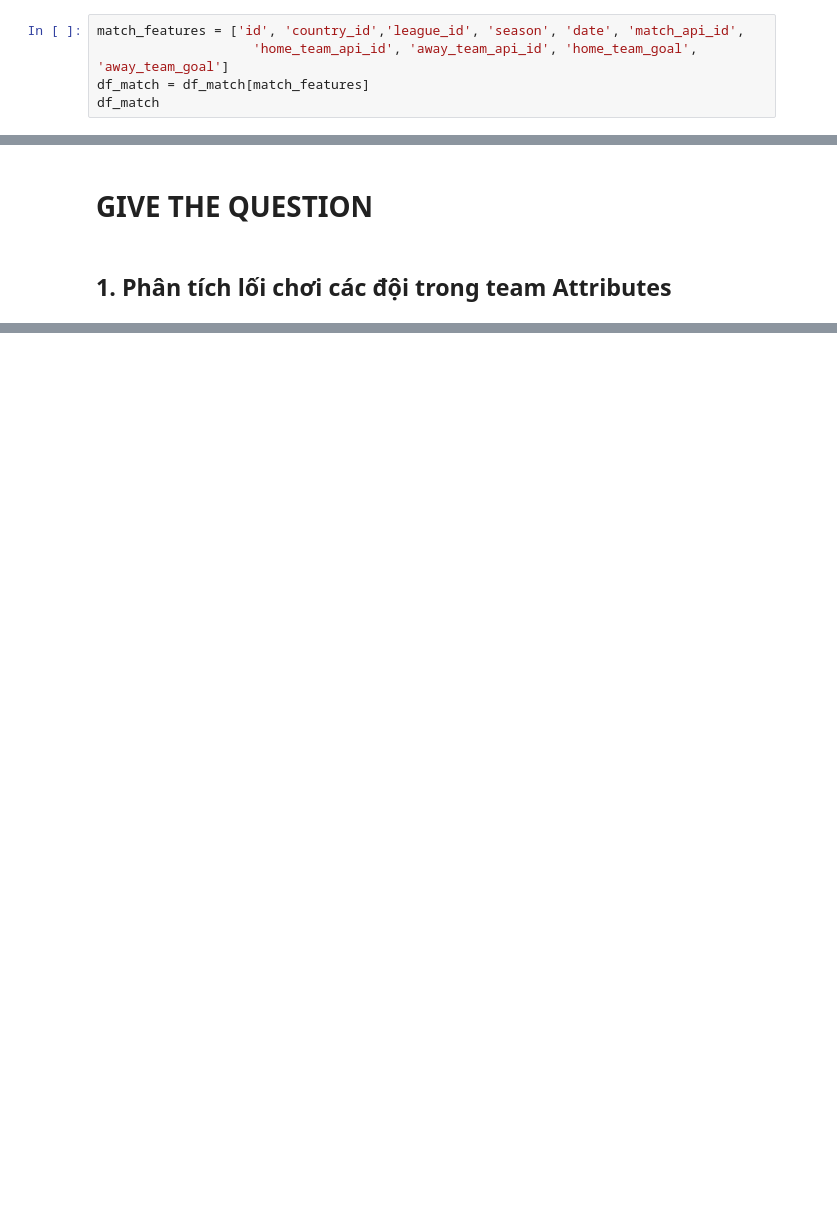
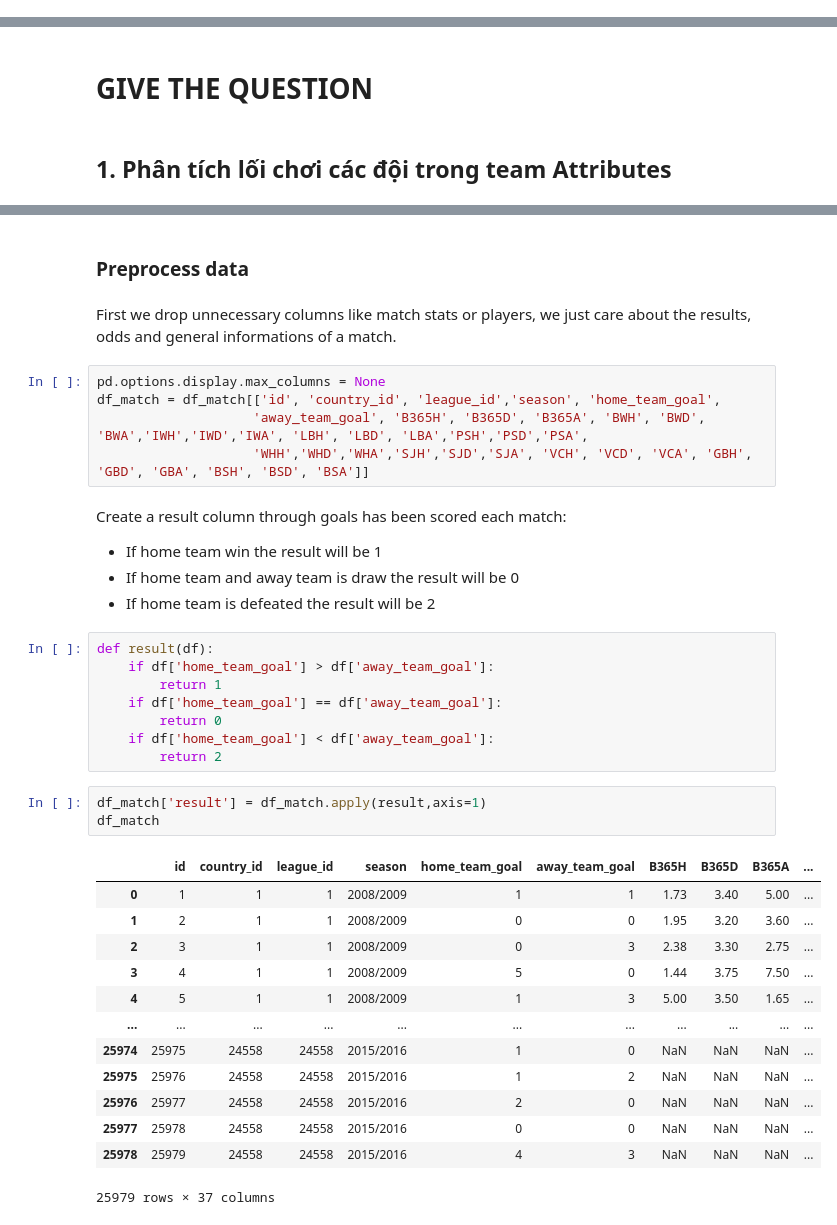
Before and after one commit to hieuhuynhcao/DSProgramming_Final, a Jupyter notebook: project.ipynb, the cells around one changed output, grey strips where cells are left out. Drawn from its saved outputs; the diff is of its cells as text; blank space fills up the shorter version.

```diff
--- a/project.ipynb
+++ b/project.ipynb
@@ -33,5 +30,0 @@ df_league = pd.read_csv('League.csv')
-# %%
-match_features = ['id', 'country_id','league_id', 'season', 'date', 'match_api_id',
-                    'home_team_api_id', 'away_team_api_id', 'home_team_goal', 'away_team_goal']
-df_match = df_match[match_features]
-df_match
@@ -57,0 +94,39 @@ df_match
+# %% [markdown]
+### Preprocess data
+# %% [markdown]
+First we drop unnecessary columns like match stats or players, we just care about the results, odds and general informations of a match.
+# %%
+pd.options.display.max_columns = None
+df_match = df_match[['id', 'country_id', 'league_id','season', 'home_team_goal',
+                    'away_team_goal', 'B365H', 'B365D', 'B365A', 'BWH', 'BWD', 'BWA','IWH','IWD','IWA', 'LBH', 'LBD', 'LBA','PSH','PSD','PSA',
+                    'WHH','WHD','WHA','SJH','SJD','SJA', 'VCH', 'VCD', 'VCA', 'GBH', 'GBD', 'GBA', 'BSH', 'BSD', 'BSA']]
+# %% [markdown]
+Create a result column through goals has been scored each match:
+* If home team win the result will be 1
+* If home team and away team is draw the result will be 0
+* If home team is defeated the result will be 2
+# %%
+def result(df):
+    if df['home_team_goal'] > df['away_team_goal']:
+        return 1
+    if df['home_team_goal'] == df['away_team_goal']:
+        return 0
+    if df['home_team_goal'] < df['away_team_goal']:
+        return 2
+# %%
+df_match['result'] = df_match.apply(result,axis=1)
+df_match
+# %% [output]
+|  | id | country_id | league_id | season | home_team_goal | away_team_goal | B365H | B365D | B365A | ... |
+| 0 | 1 | 1 | 1 | 2008/2009 | 1 | 1 | 1.73 | 3.40 | 5.00 | ... |
+| 1 | 2 | 1 | 1 | 2008/2009 | 0 | 0 | 1.95 | 3.20 | 3.60 | ... |
+| 2 | 3 | 1 | 1 | 2008/2009 | 0 | 3 | 2.38 | 3.30 | 2.75 | ... |
+| 3 | 4 | 1 | 1 | 2008/2009 | 5 | 0 | 1.44 | 3.75 | 7.50 | ... |
+| 4 | 5 | 1 | 1 | 2008/2009 | 1 | 3 | 5.00 | 3.50 | 1.65 | ... |
+| ... | ... | ... | ... | ... | ... | ... | ... | ... | ... | ... |
+| 25974 | 25975 | 24558 | 24558 | 2015/2016 | 1 | 0 | NaN | NaN | NaN | ... |
+| 25975 | 25976 | 24558 | 24558 | 2015/2016 | 1 | 2 | NaN | NaN | NaN | ... |
+| 25976 | 25977 | 24558 | 24558 | 2015/2016 | 2 | 0 | NaN | NaN | NaN | ... |
+| 25977 | 25978 | 24558 | 24558 | 2015/2016 | 0 | 0 | NaN | NaN | NaN | ... |
+| 25978 | 25979 | 24558 | 24558 | 2015/2016 | 4 | 3 | NaN | NaN | NaN | ... |
+25979 rows × 37 columns
```
Also changed, not shown: parts of 15 cells of this notebook.
